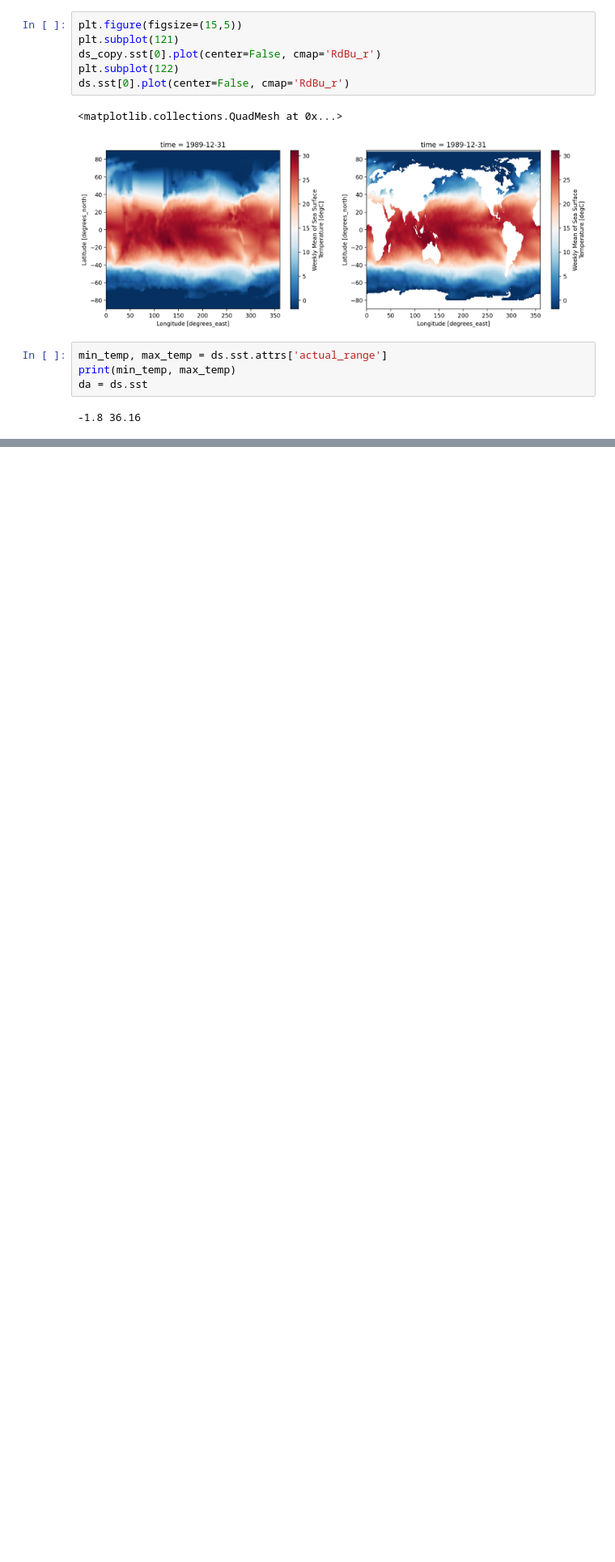
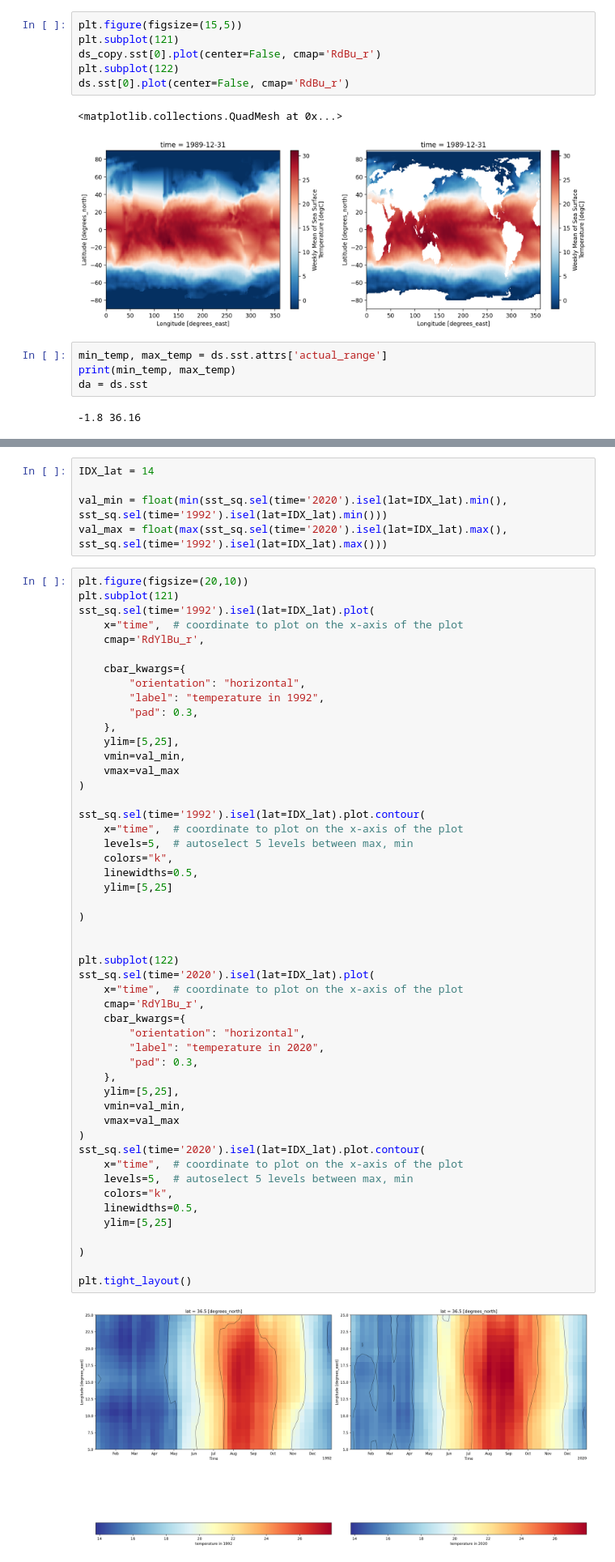
Before and after one commit to lucieDLE/MHW-Detection, a Jupyter notebook: src/notebook/data_prep.ipynb, the cells around one changed output, grey strips where cells are left out. Shown at 81% size. Cells and saved outputs as stored; diff of their text form; blank space fills up the shorter version.

```diff
--- a/src/notebook/data_prep.ipynb
+++ b/src/notebook/data_prep.ipynb
@@ -138,0 +126,57 @@ yearly_std = sst_sq.groupby("time.year").std()
+# %%
+IDX_lat = 14
+
+val_min = float(min(sst_sq.sel(time='2020').isel(lat=IDX_lat).min(), sst_sq.sel(time='1992').isel(lat=IDX_lat).min()))
+val_max = float(max(sst_sq.sel(time='2020').isel(lat=IDX_lat).max(), sst_sq.sel(time='1992').isel(lat=IDX_lat).max()))
+# %%
+plt.figure(figsize=(20,10))
+plt.subplot(121)
+sst_sq.sel(time='1992').isel(lat=IDX_lat).plot(
+    x="time",  # coordinate to plot on the x-axis of the plot
+    cmap='RdYlBu_r',
+
+    cbar_kwargs={
+        "orientation": "horizontal",
+        "label": "temperature in 1992",
+        "pad": 0.3,
+    },
+    ylim=[5,25],
+    vmin=val_min,
+    vmax=val_max
+)
+
+sst_sq.sel(time='1992').isel(lat=IDX_lat).plot.contour(
+    x="time",  # coordinate to plot on the x-axis of the plot
+    levels=5,  # autoselect 5 levels between max, min
+    colors="k",
+    linewidths=0.5,
+    ylim=[5,25]
+
+)
+
+
+plt.subplot(122)
+sst_sq.sel(time='2020').isel(lat=IDX_lat).plot(
+    x="time",  # coordinate to plot on the x-axis of the plot
+    cmap='RdYlBu_r',
+    cbar_kwargs={
+        "orientation": "horizontal",
+        "label": "temperature in 2020",
+        "pad": 0.3,
+    },
+    ylim=[5,25],
+    vmin=val_min,
+    vmax=val_max
+)
+sst_sq.sel(time='2020').isel(lat=IDX_lat).plot.contour(
+    x="time",  # coordinate to plot on the x-axis of the plot
+    levels=5,  # autoselect 5 levels between max, min
+    colors="k",
+    linewidths=0.5,
+    ylim=[5,25]
+
+)
+
+plt.tight_layout()
+# %% [output]
+[figure, added]
```
Also changed, not shown: parts of 17 cells of this notebook.
